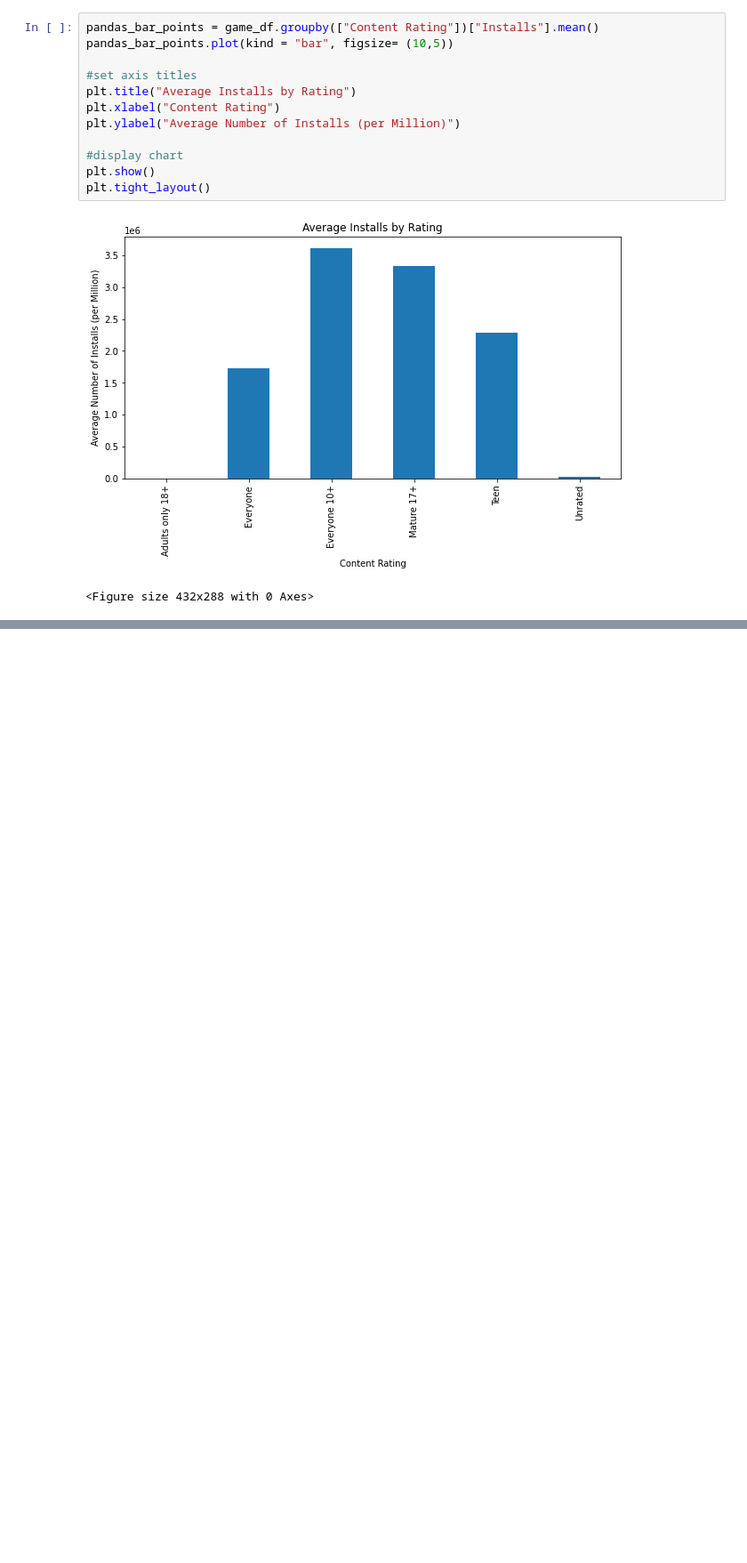
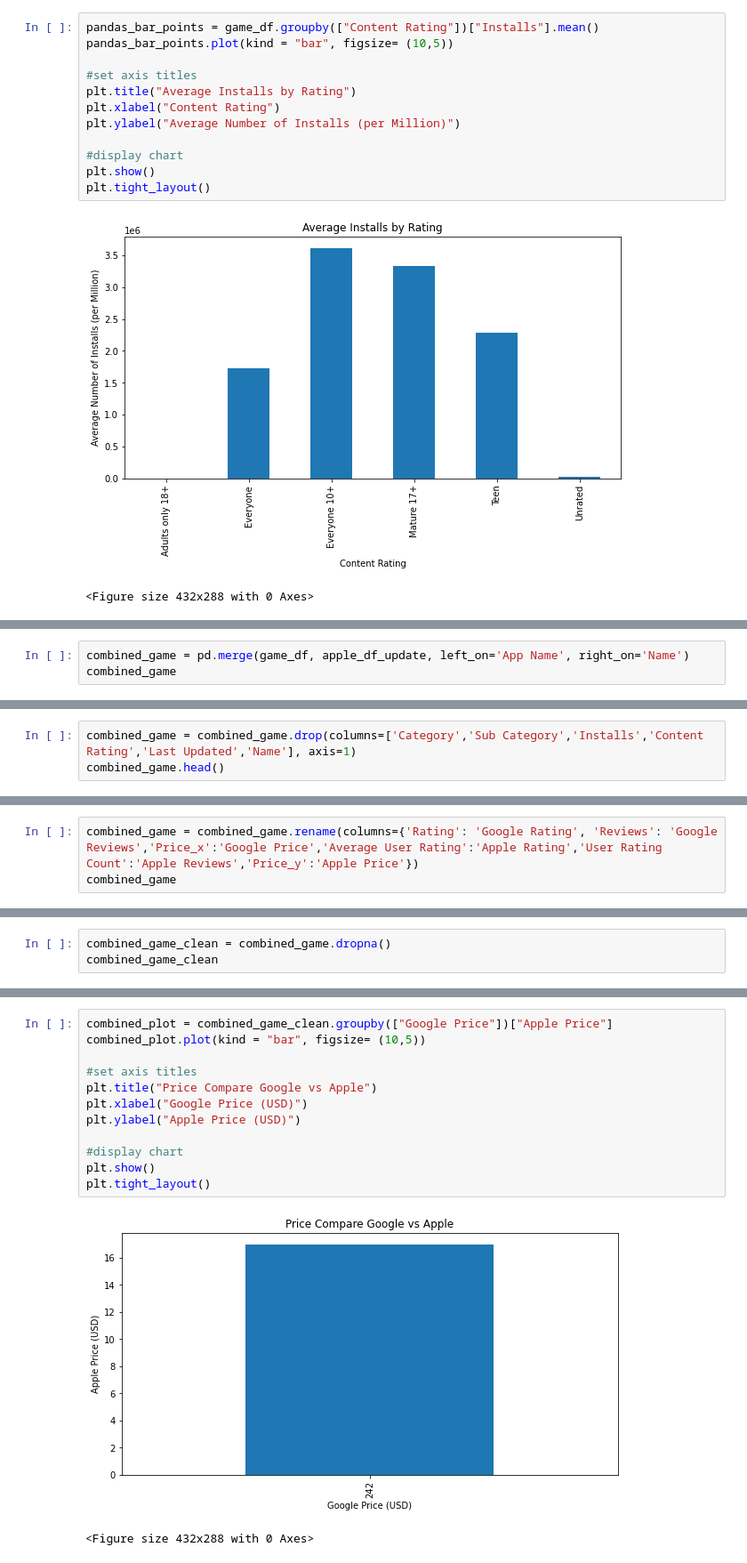
Before and after one commit to britchin/project_one, a Jupyter notebook: project_one.ipynb, the cells around one changed output, grey strips where cells are left out. Shown at 89% size. Drawn from its saved outputs; the diff is of its cells as text; blank space fills up the shorter version.

Commit message:
Update project_one.ipynb
Merge Apple Data

```diff
--- a/project_one.ipynb
+++ b/project_one.ipynb
@@ -690,0 +716,3 @@ plt.tight_layout()
+# %%
+combined_game = pd.merge(game_df, apple_df_update, left_on='App Name', right_on='Name')
+combined_game
@@ -690,0 +733,3 @@ plt.tight_layout()
+# %%
+combined_game = combined_game.drop(columns=['Category','Sub Category','Installs','Content Rating','Last Updated','Name'], axis=1)
+combined_game.head()
@@ -690,0 +743,3 @@ plt.tight_layout()
+# %%
+combined_game = combined_game.rename(columns={'Rating': 'Google Rating', 'Reviews': 'Google Reviews','Price_x':'Google Price','Average User Rating':'Apple Rating','User Rating Count':'Apple Reviews','Price_y':'Apple Price'})
+combined_game
@@ -690,0 +760,3 @@ plt.tight_layout()
+# %%
+combined_game_clean = combined_game.dropna()
+combined_game_clean
@@ -690,0 +777,15 @@ plt.tight_layout()
+# %%
+combined_plot = combined_game_clean.groupby(["Google Price"])["Apple Price"]
+combined_plot.plot(kind = "bar", figsize= (10,5))
+
+#set axis titles
+plt.title("Price Compare Google vs Apple")
+plt.xlabel("Google Price (USD)")
+plt.ylabel("Apple Price (USD)")
+
+#display chart
+plt.show()
+plt.tight_layout()
+# %% [output]
+[figure, added]
+<Figure size 432x288 with 0 Axes>
```
Also changed, not shown: parts of 13 cells of this notebook.
